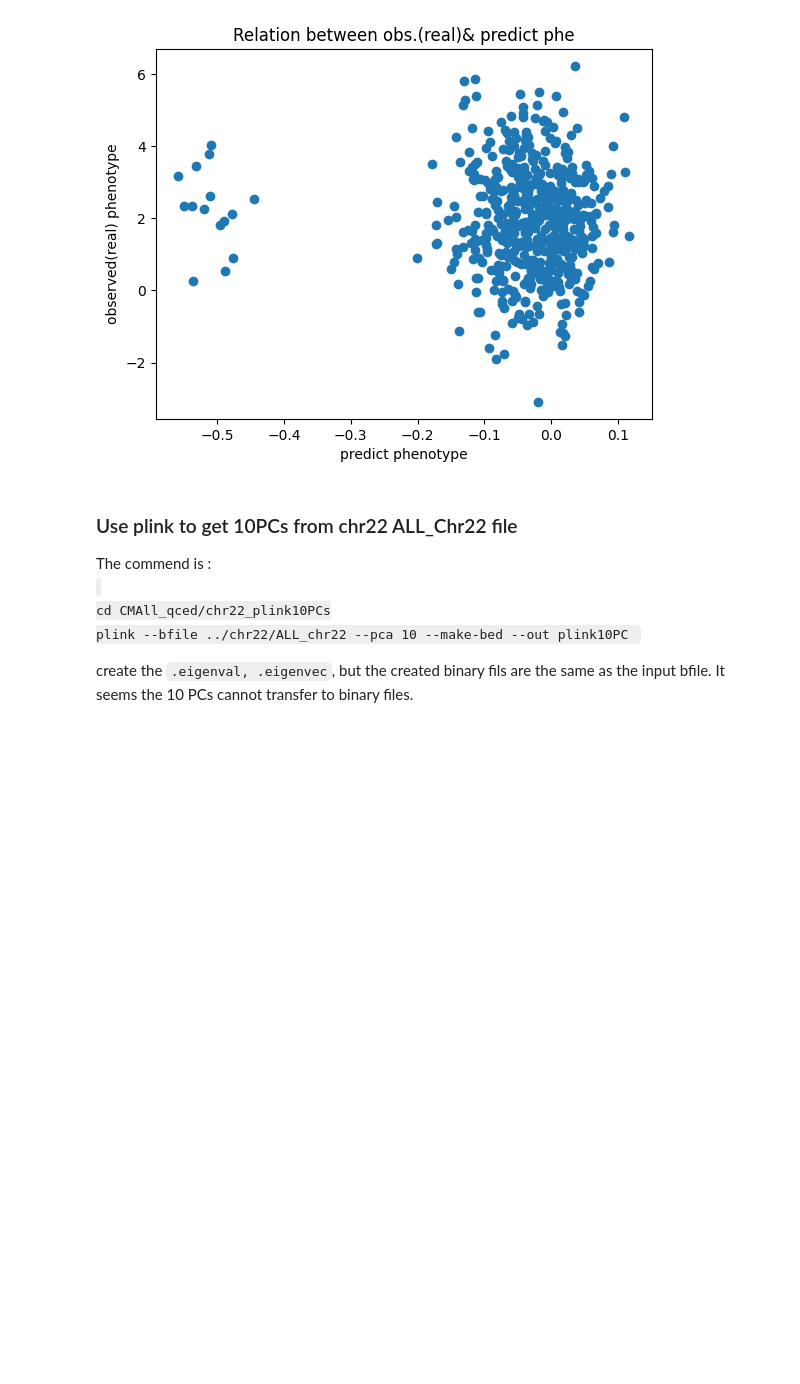
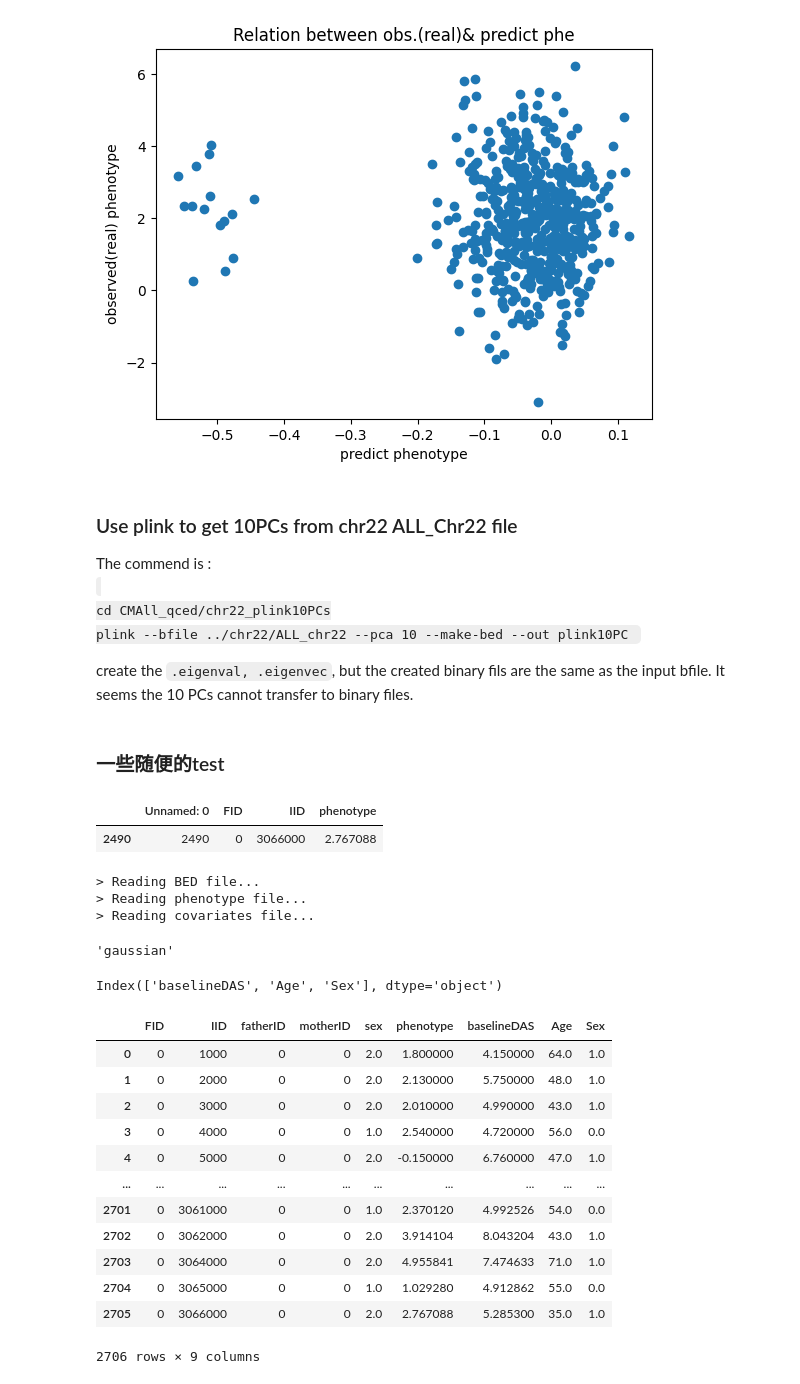
Before and after one commit to Yiqing-Zhu2000/RA_Project, a Jupyter notebook: Real_Aug20.ipynb, the cells around one changed output. Cells and saved outputs as stored; diff of their text form; code cells hidden in the pictures; blank space fills up the shorter version.

```diff
--- a/Real_Aug20.ipynb
+++ b/Real_Aug20.ipynb
@@ -9,8 +9,14 @@ import viprs as vp
 import subprocess
 import io
 from viprs.eval.metrics import r2
+from viprs.eval.metrics import pearson_r
 from data.utils.Simulate_training import ELBO_plot
 from data.utils.Simulate_training import *
 from sklearn.preprocessing import scale
 from sklearn.preprocessing import MinMaxScaler
 from scipy.stats import pearsonr
+
+# change the plink1.9 and plink2 path to local path
+mgp.set_option("plink2_path", "/home/mcb/users/yzhu439/local/bin/plink2_file/plink2")
+mgp.set_option("plink1.9_path","/home/mcb/users/yzhu439/local/bin/plink_linux_x86_64/plink" )
+mgp.print_options()
@@ -380,3 +412,50 @@ cd CMAll_qced/chr22_plink10PCs
 plink --bfile ../chr22/ALL_chr22 --pca 10 --make-bed --out plink10PC  </code>
 
 create the <code>.eigenval, .eigenvec</code>, but the created binary fils are the same as the input bfile. It seems the 10 PCs cannot transfer to binary files.
+# %% [markdown]
+<h3>一些随便的test</h3>
+# %%
+a = pd.read_csv("data/phenotype_data/DREAM_pheno_Full.csv", sep=" ")
+a[a['IID']==3066000]
+# %% [output]
+|  | Unnamed: 0 | FID | IID | phenotype |
+| 2490 | 2490 | 0 | 3066000 | 2.767088 |
+# %%
+np.random.seed(1235)
+# real_phe for 2706 samples
+realA22_gdl = mgp.GWADataLoader(
+    bed_files = "CMAll_qced/chr22/ALL_chr22",
+    phenotype_file="data/phenotype_data/DREAM_pheno_Full.csv",
+    covariates_file="data/Dosage_for_PCA/NoDos_covHasHeader.csv"
+    #covariates_file="data/Dosage_for_PCA/NoDos_NOHead_Cov.csv"
+
+    # covariates_file="data/Dosage_for_PCA/chr22_covariates.csv"
+)
+# %% [output]
+> Reading BED file...
+> Reading phenotype file...
+> Reading covariates file...
+# %%
+realA22_gdl.phenotype_likelihood
+# %% [output]
+'gaussian'
+# %%
+realA22_gdl.sample_table.covariates
+# %% [output]
+Index(['baselineDAS', 'Age', 'Sex'], dtype='object')
+# %%
+realA22_gdl.sample_table.table
+# %% [output]
+|  | FID | IID | fatherID | motherID | sex | phenotype | baselineDAS | Age | Sex |
+| 0 | 0 | 1000 | 0 | 0 | 2.0 | 1.800000 | 4.150000 | 64.0 | 1.0 |
+| 1 | 0 | 2000 | 0 | 0 | 2.0 | 2.130000 | 5.750000 | 48.0 | 1.0 |
+| 2 | 0 | 3000 | 0 | 0 | 2.0 | 2.010000 | 4.990000 | 43.0 | 1.0 |
+| 3 | 0 | 4000 | 0 | 0 | 1.0 | 2.540000 | 4.720000 | 56.0 | 0.0 |
+| 4 | 0 | 5000 | 0 | 0 | 2.0 | -0.150000 | 6.760000 | 47.0 | 1.0 |
+| ... | ... | ... | ... | ... | ... | ... | ... | ... | ... |
+| 2701 | 0 | 3061000 | 0 | 0 | 1.0 | 2.370120 | 4.992526 | 54.0 | 0.0 |
+| 2702 | 0 | 3062000 | 0 | 0 | 2.0 | 3.914104 | 8.043204 | 43.0 | 1.0 |
+| 2703 | 0 | 3064000 | 0 | 0 | 2.0 | 4.955841 | 7.474633 | 71.0 | 1.0 |
+| 2704 | 0 | 3065000 | 0 | 0 | 1.0 | 1.029280 | 4.912862 | 55.0 | 0.0 |
+| 2705 | 0 | 3066000 | 0 | 0 | 2.0 | 2.767088 | 5.285300 | 35.0 | 1.0 |
+2706 rows × 9 columns
```
Also changed, not shown: parts of 13 cells of this notebook, 1 other file.
